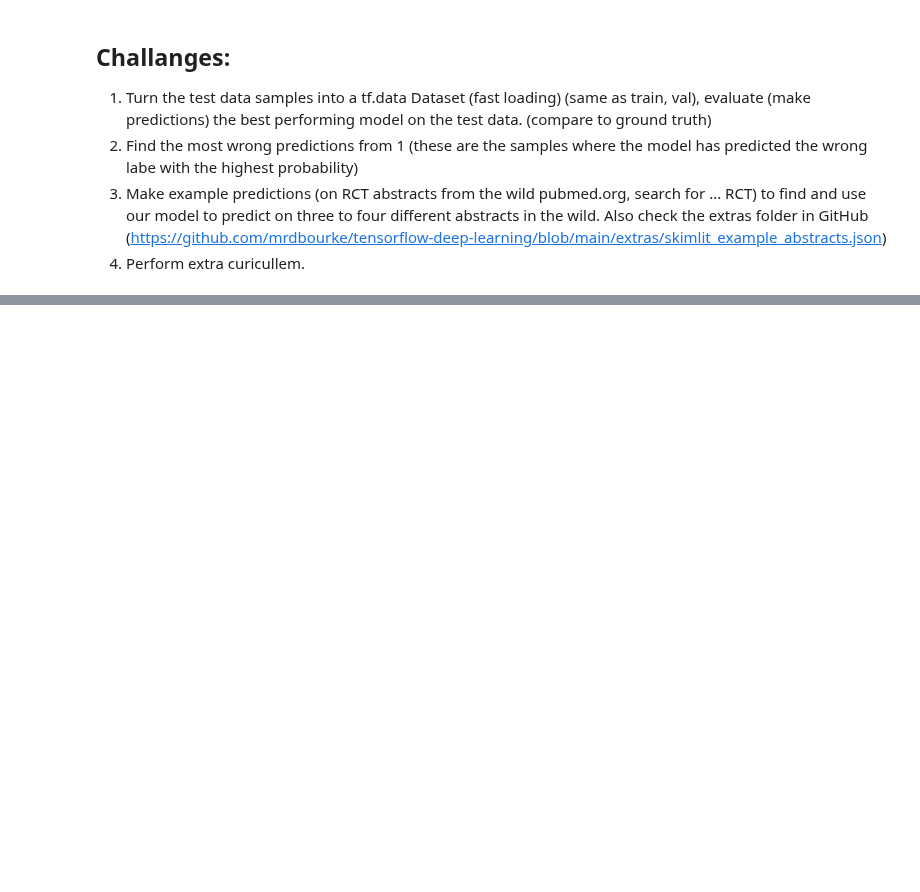
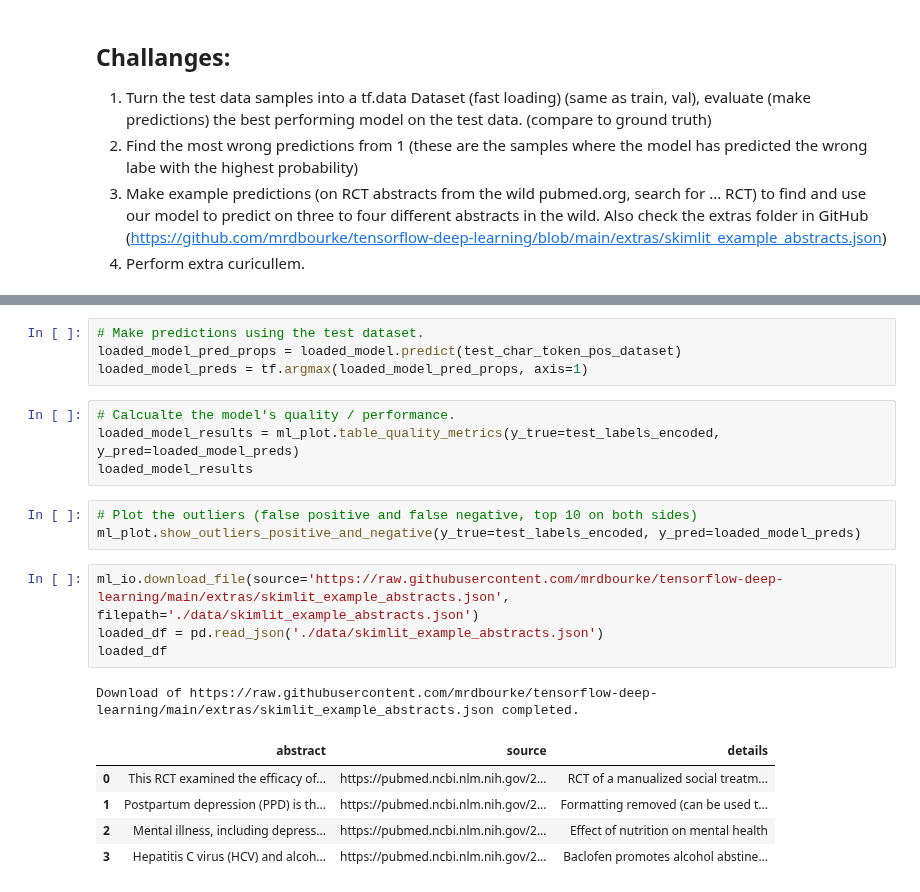
Before and after one commit to sodeso-nl/ml-notebooks, a Jupyter notebook: tensorflow-developer-certificate/section-11/tdc-section-11.ipynb, the cells around one changed output, grey strips where cells are left out. Cells and saved outputs as stored; diff of their text form; blank space fills up the shorter version.

```diff
--- a/tensorflow-developer-certificate/section-11/tdc-section-11.ipynb
+++ b/tensorflow-developer-certificate/section-11/tdc-section-11.ipynb
@@ -1477,0 +1482,22 @@ loaded_model.evaluate(val_char_token_pos_dataset)
+# %%
+# Make predictions using the test dataset.
+loaded_model_pred_props = loaded_model.predict(test_char_token_pos_dataset)
+loaded_model_preds = tf.argmax(loaded_model_pred_props, axis=1)
+# %%
+# Calcualte the model's quality / performance.
+loaded_model_results = ml_plot.table_quality_metrics(y_true=test_labels_encoded, y_pred=loaded_model_preds)
+loaded_model_results
+# %%
+# Plot the outliers (false positive and false negative, top 10 on both sides)
+ml_plot.show_outliers_positive_and_negative(y_true=test_labels_encoded, y_pred=loaded_model_preds)
+# %%
+ml_io.download_file(source='https://raw.githubusercontent.com/mrdbourke/tensorflow-deep-learning/main/extras/skimlit_example_abstracts.json', filepath='./data/skimlit_example_abstracts.json')
+loaded_df = pd.read_json('./data/skimlit_example_abstracts.json')
+loaded_df
+# %% [output]
+Download of https://raw.githubusercontent.com/mrdbourke/tensorflow-deep-learning/main/extras/skimlit_example_abstracts.json completed.
+|  | abstract | source | details |
+| 0 | This RCT examined the efficacy of... | https://pubmed.ncbi.nlm.nih.gov/2... | RCT of a manualized social treatm... |
+| 1 | Postpartum depression (PPD) is th... | https://pubmed.ncbi.nlm.nih.gov/2... | Formatting removed (can be used t... |
+| 2 | Mental illness, including depress... | https://pubmed.ncbi.nlm.nih.gov/2... | Effect of nutrition on mental health |
+| 3 | Hepatitis C virus (HCV) and alcoh... | https://pubmed.ncbi.nlm.nih.gov/2... | Baclofen promotes alcohol abstine... |
```
Also changed, not shown: parts of 10 cells of this notebook.
